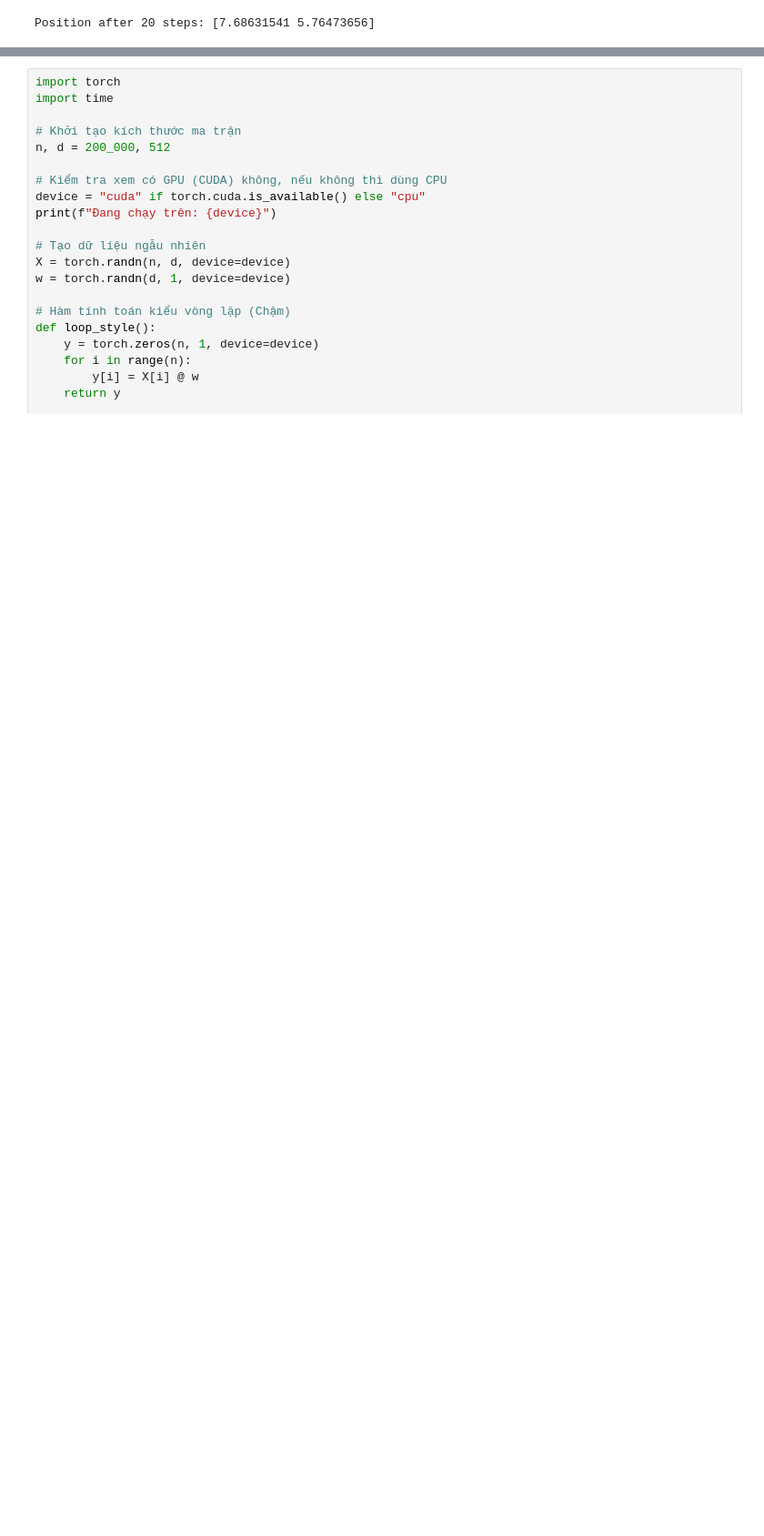
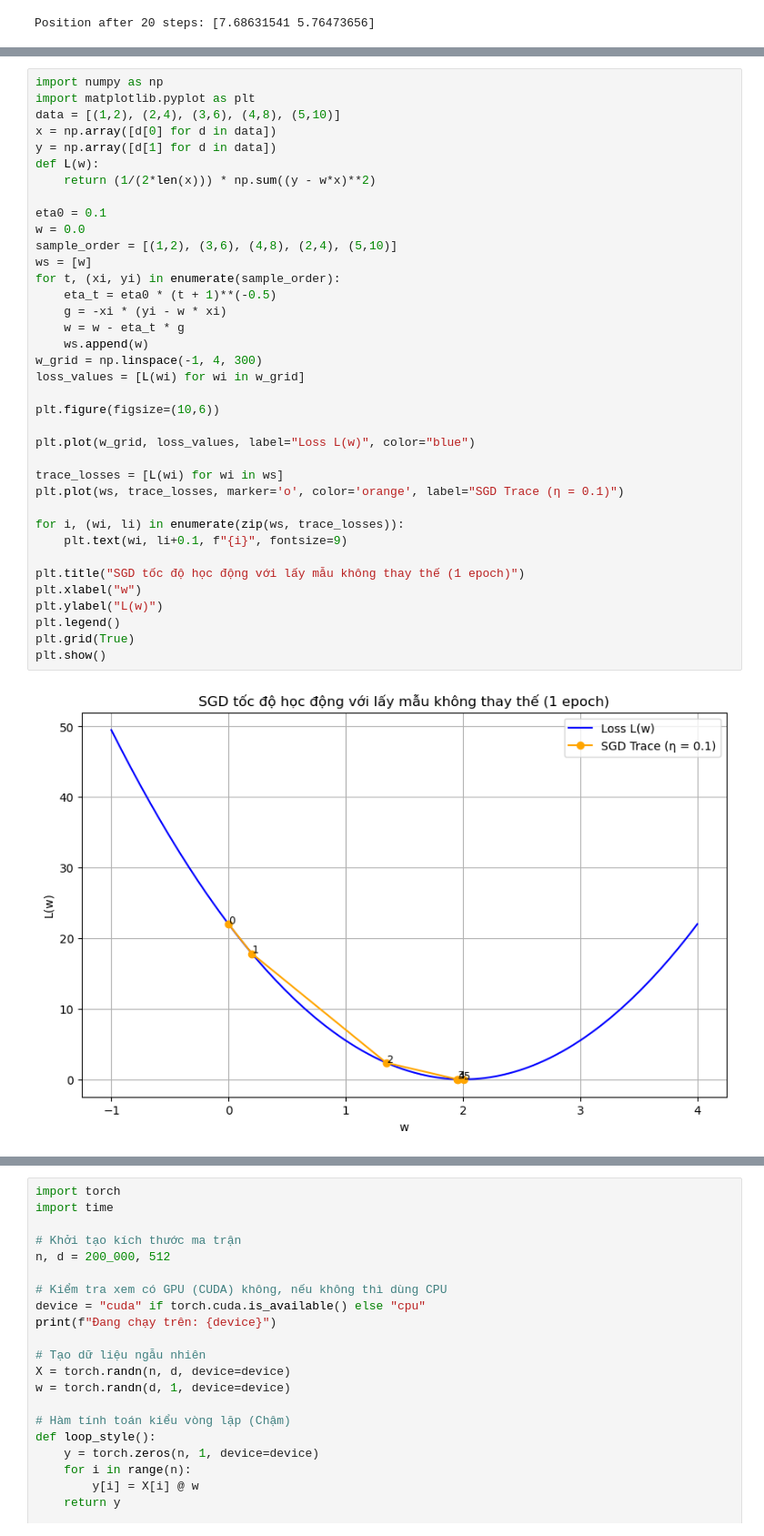
Before and after one commit to devthienphu/CST_Team_2_Report, a Jupyter notebook: report.ipynb, the cells around one changed output, grey strips where cells are left out. Shown at 91% size. Saved outputs shown, nothing was run; the diff lists cells and outputs as text; blank space fills up the shorter version.

```diff
--- a/report.ipynb
+++ b/report.ipynb
@@ -1825,0 +1775,39 @@ Vậy số điểm cực tiểu của hàm $f(x) = x^2(1 + sinx)$ là vô hạn.
+# %%
+import numpy as np
+import matplotlib.pyplot as plt
+data = [(1,2), (2,4), (3,6), (4,8), (5,10)]
+x = np.array([d[0] for d in data])
+y = np.array([d[1] for d in data])
+def L(w):
+    return (1/(2*len(x))) * np.sum((y - w*x)**2)
+
+eta0 = 0.1
+w = 0.0
+sample_order = [(1,2), (3,6), (4,8), (2,4), (5,10)]
+ws = [w]
+for t, (xi, yi) in enumerate(sample_order):
+    eta_t = eta0 * (t + 1)**(-0.5)
+    g = -xi * (yi - w * xi)
+    w = w - eta_t * g
+    ws.append(w)
+w_grid = np.linspace(-1, 4, 300)
+loss_values = [L(wi) for wi in w_grid]
+
+plt.figure(figsize=(10,6))
+
+plt.plot(w_grid, loss_values, label="Loss L(w)", color="blue")
+
+trace_losses = [L(wi) for wi in ws]
+plt.plot(ws, trace_losses, marker='o', color='orange', label="SGD Trace (η = 0.1)")
+
+for i, (wi, li) in enumerate(zip(ws, trace_losses)):
+    plt.text(wi, li+0.1, f"{i}", fontsize=9)
+
+plt.title("SGD tốc độ học động với lấy mẫu không thay thế (1 epoch)")
+plt.xlabel("w")
+plt.ylabel("L(w)")
+plt.legend()
+plt.grid(True)
+plt.show()
+# %% [output]
+[figure, added]
```
Also changed, not shown: parts of 9 cells of this notebook, 1 other file.
